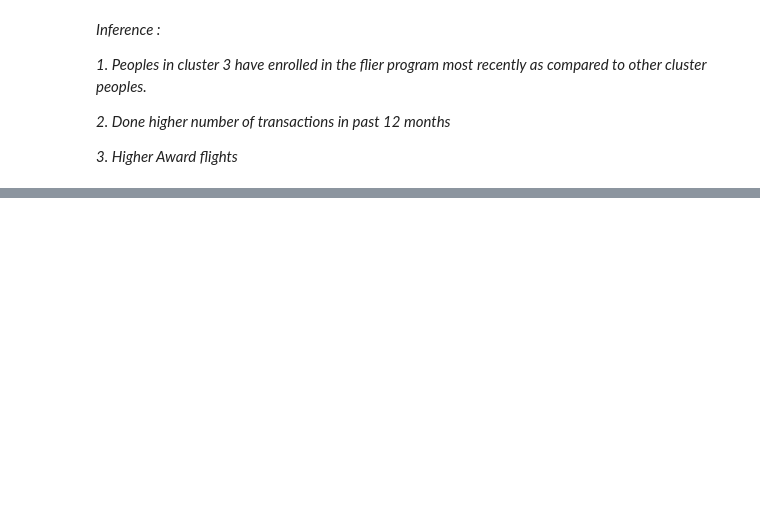
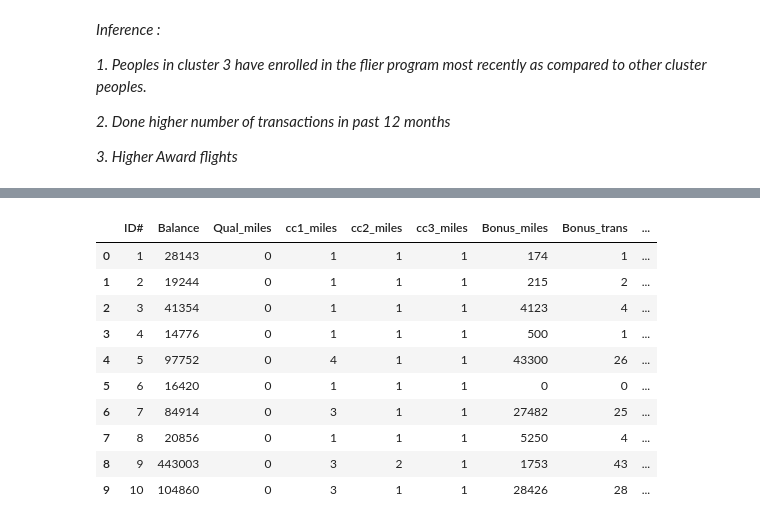
Before and after one commit to RiteshopShrivastava/Python, a Jupyter notebook: Assignment_Clustering_Airlines.ipynb, the cells around one changed output, grey strips where cells are left out. Saved outputs shown, nothing was run; the diff lists cells and outputs as text; code cells hidden in the pictures; blank space fills up the shorter version.

```diff
--- a/Assignment_Clustering_Airlines.ipynb
+++ b/Assignment_Clustering_Airlines.ipynb
@@ -189,0 +250,15 @@ airlines.groupby('Clust').mean()
+# %%
+airline['clust']= cluster_6.labels_
+airline.head(10)
+# %% [output]
+|  | ID# | Balance | Qual_miles | cc1_miles | cc2_miles | cc3_miles | Bonus_miles | Bonus_trans | ... |
+| 0 | 1 | 28143 | 0 | 1 | 1 | 1 | 174 | 1 | ... |
+| 1 | 2 | 19244 | 0 | 1 | 1 | 1 | 215 | 2 | ... |
+| 2 | 3 | 41354 | 0 | 1 | 1 | 1 | 4123 | 4 | ... |
+| 3 | 4 | 14776 | 0 | 1 | 1 | 1 | 500 | 1 | ... |
+| 4 | 5 | 97752 | 0 | 4 | 1 | 1 | 43300 | 26 | ... |
+| 5 | 6 | 16420 | 0 | 1 | 1 | 1 | 0 | 0 | ... |
+| 6 | 7 | 84914 | 0 | 3 | 1 | 1 | 27482 | 25 | ... |
+| 7 | 8 | 20856 | 0 | 1 | 1 | 1 | 5250 | 4 | ... |
+| 8 | 9 | 443003 | 0 | 3 | 2 | 1 | 1753 | 43 | ... |
+| 9 | 10 | 104860 | 0 | 3 | 1 | 1 | 28426 | 28 | ... |
```
Also changed, not shown: parts of 10 cells of this notebook.
